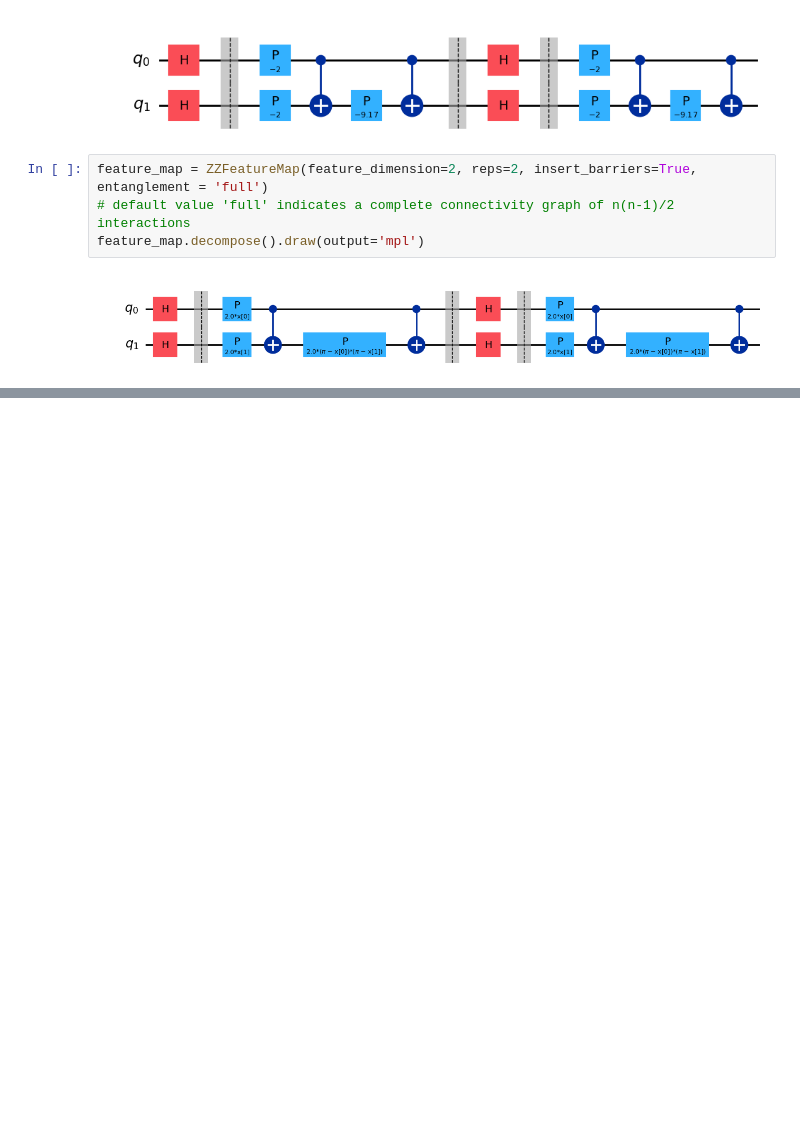
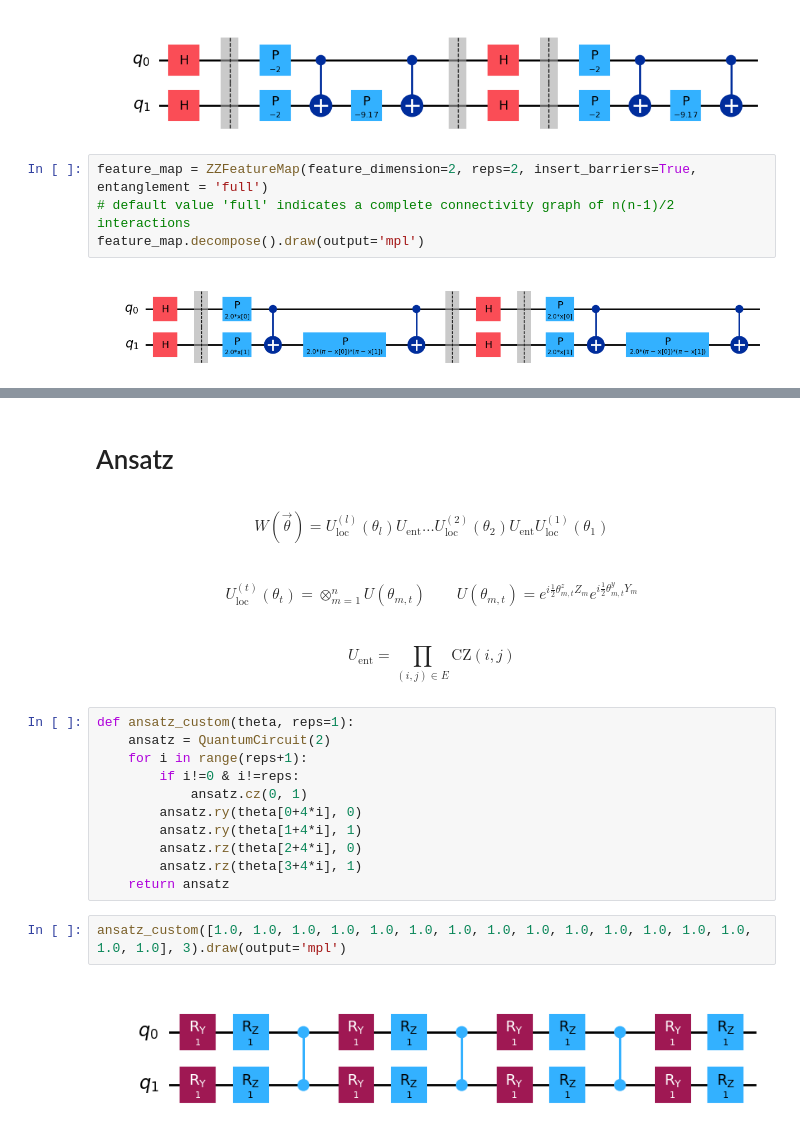
Before and after one commit to mtv47/bachelor-project, a Jupyter notebook: project.ipynb, the cells around one changed output, grey strips where cells are left out. Saved outputs shown, nothing was run; the diff lists cells and outputs as text; blank space fills up the shorter version.

```diff
--- a/project.ipynb
+++ b/project.ipynb
@@ -124,0 +155,23 @@ other paramters (such as angles): [ParameterVectorElement(x[0]), ParameterVector
+# %% [markdown]
+# Ansatz
+# %% [markdown]
+$$W(\vec{\theta})=U_{\mathrm{loc}}^{(l)}\left(\theta_l\right) U_{\mathrm{ent}} \ldots U_{\mathrm{loc}}^{(2)}\left(\theta_2\right) U_{\mathrm{ent}} U_{\mathrm{loc}}^{(1)}\left(\theta_1\right) $$
+# %% [markdown]
+$$U_{\text {loc }}^{(t)}\left(\theta_t\right)=\otimes_{m=1}^n U\left(\theta_{m, t}\right) \qquad U\left(\theta_{m, t}\right)=e^{i \frac{1}{2} \theta_{m, t}^z Z_m} e^{i \frac{1}{2} \theta_{m, t}^y Y_m}$$
+# %% [markdown]
+$$U_{\mathrm{ent}}=\prod_{(i, j) \in E} \mathrm{CZ}(i, j)$$
+# %%
+def ansatz_custom(theta, reps=1):
+    ansatz = QuantumCircuit(2)
+    for i in range(reps+1):
+        if i!=0 & i!=reps:
+            ansatz.cz(0, 1)
+        ansatz.ry(theta[0+4*i], 0)
+        ansatz.ry(theta[1+4*i], 1)
+        ansatz.rz(theta[2+4*i], 0)
+        ansatz.rz(theta[3+4*i], 1)
+    return ansatz
+# %%
+ansatz_custom([1.0, 1.0, 1.0, 1.0, 1.0, 1.0, 1.0, 1.0, 1.0, 1.0, 1.0, 1.0, 1.0, 1.0, 1.0, 1.0], 3).draw(output='mpl')
+# %% [output]
+[figure, added]
```
Also changed, not shown: parts of 7 cells of this notebook, 1 other file.
